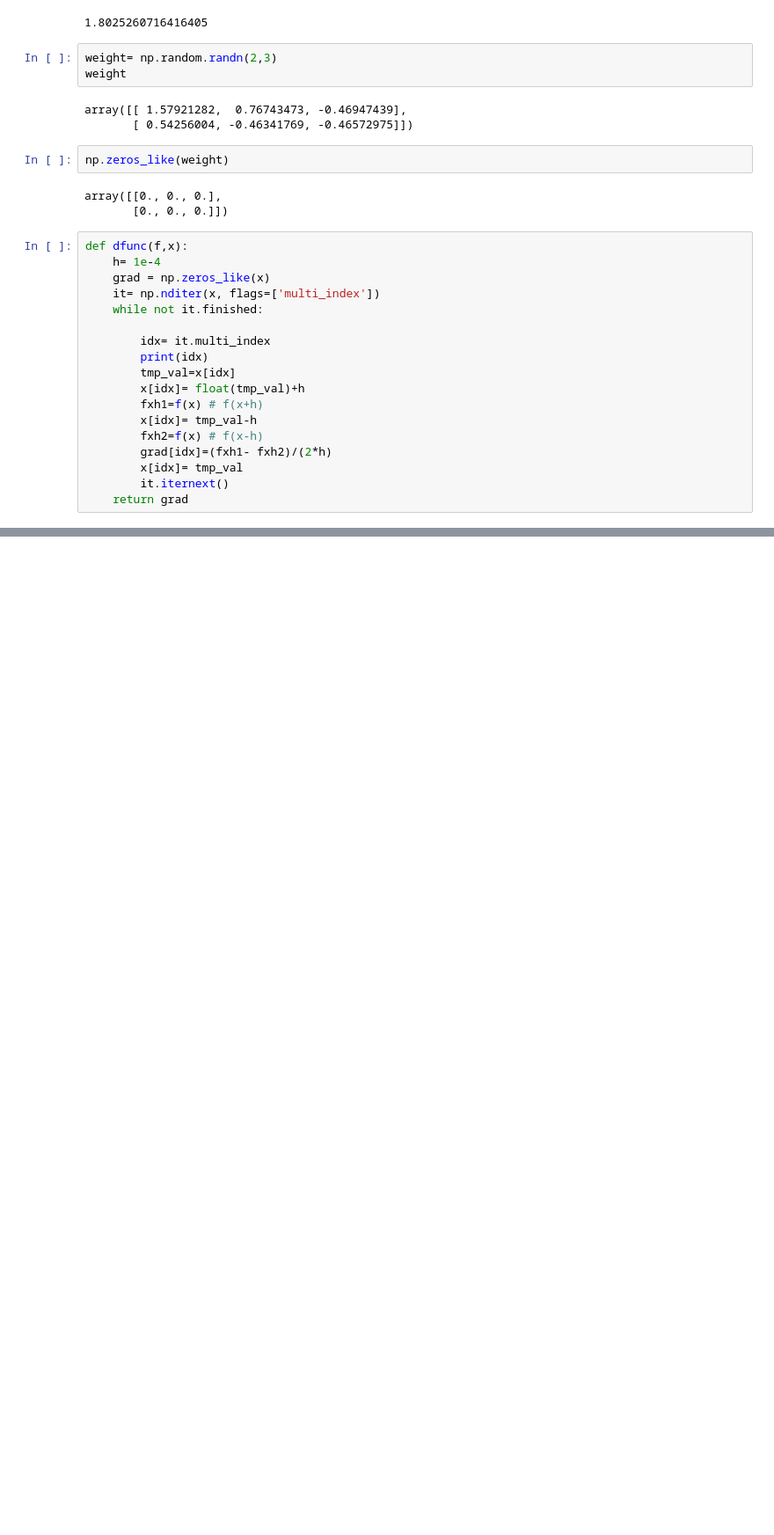
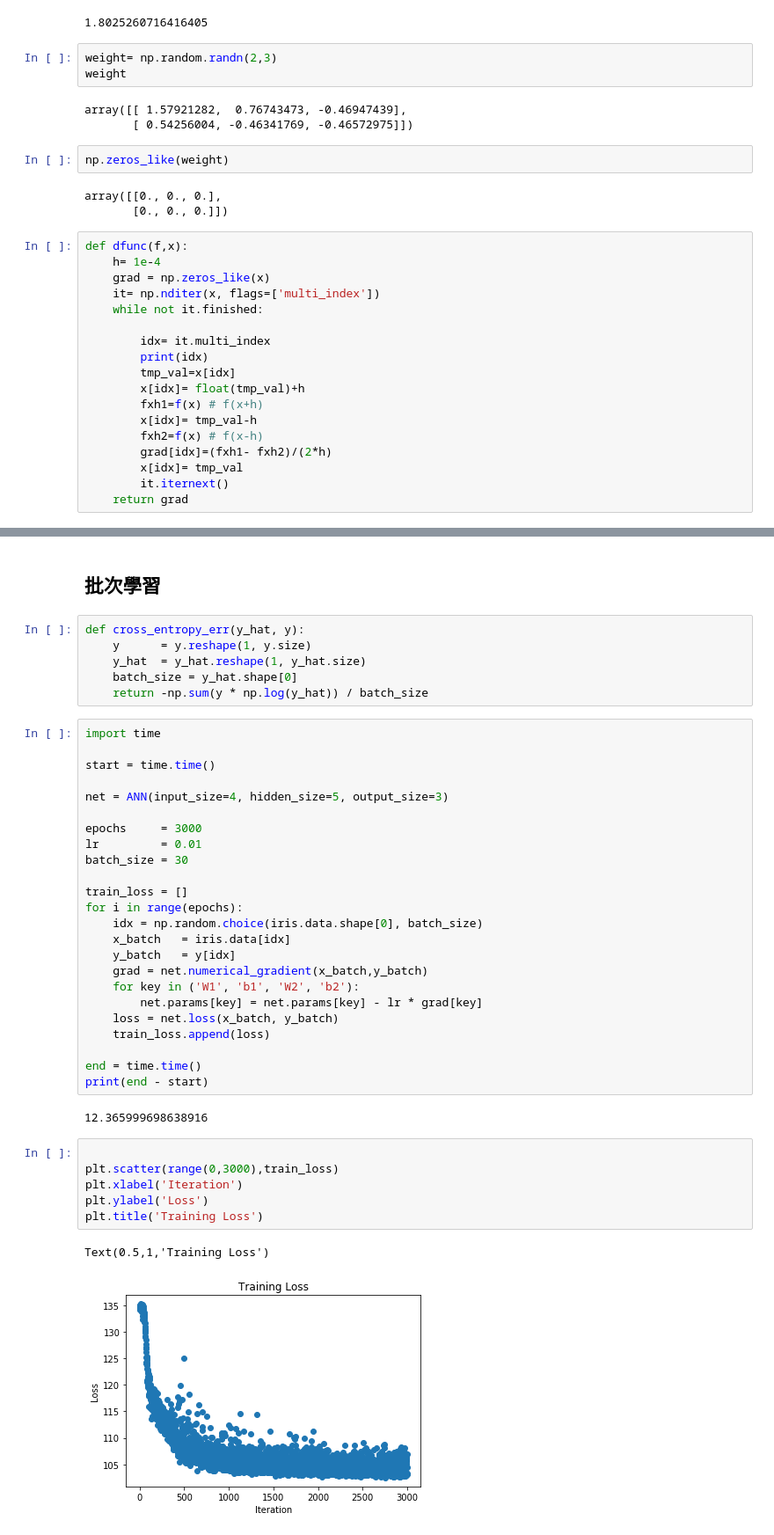
Before and after one commit to ywchiu/cdc_course, a Jupyter notebook: Demo20190605.ipynb, the cells around one changed output, grey strips where cells are left out. Shown at 88% size. Drawn from its saved outputs; the diff is of its cells as text; blank space fills up the shorter version.

```diff
--- a/Demo20190605.ipynb
+++ b/Demo20190605.ipynb
@@ -178,0 +410,43 @@ array([[ 0.43905941,  0.10910469, -0.5481641 ],
+# %% [markdown]
+## 批次學習
+# %%
+def cross_entropy_err(y_hat, y):
+    y      = y.reshape(1, y.size)
+    y_hat  = y_hat.reshape(1, y_hat.size)
+    batch_size = y_hat.shape[0]
+    return -np.sum(y * np.log(y_hat)) / batch_size
+# %%
+import time
+
+start = time.time()
+
+net = ANN(input_size=4, hidden_size=5, output_size=3)
+
+epochs     = 3000
+lr         = 0.01
+batch_size = 30
+
+train_loss = []
+for i in range(epochs):
+    idx = np.random.choice(iris.data.shape[0], batch_size)
+    x_batch   = iris.data[idx]
+    y_batch   = y[idx]
+    grad = net.numerical_gradient(x_batch,y_batch)
+    for key in ('W1', 'b1', 'W2', 'b2'):
+        net.params[key] = net.params[key] - lr * grad[key]
+    loss = net.loss(x_batch, y_batch)
+    train_loss.append(loss)
+
+end = time.time()
+print(end - start)
+# %% [output]
+12.365999698638916
+# %%
+
+plt.scatter(range(0,3000),train_loss)
+plt.xlabel('Iteration')
+plt.ylabel('Loss')
+plt.title('Training Loss')
+# %% [output]
+Text(0.5,1,'Training Loss')
+[figure, added]
```
Also changed, not shown: parts of 45 cells of this notebook.
